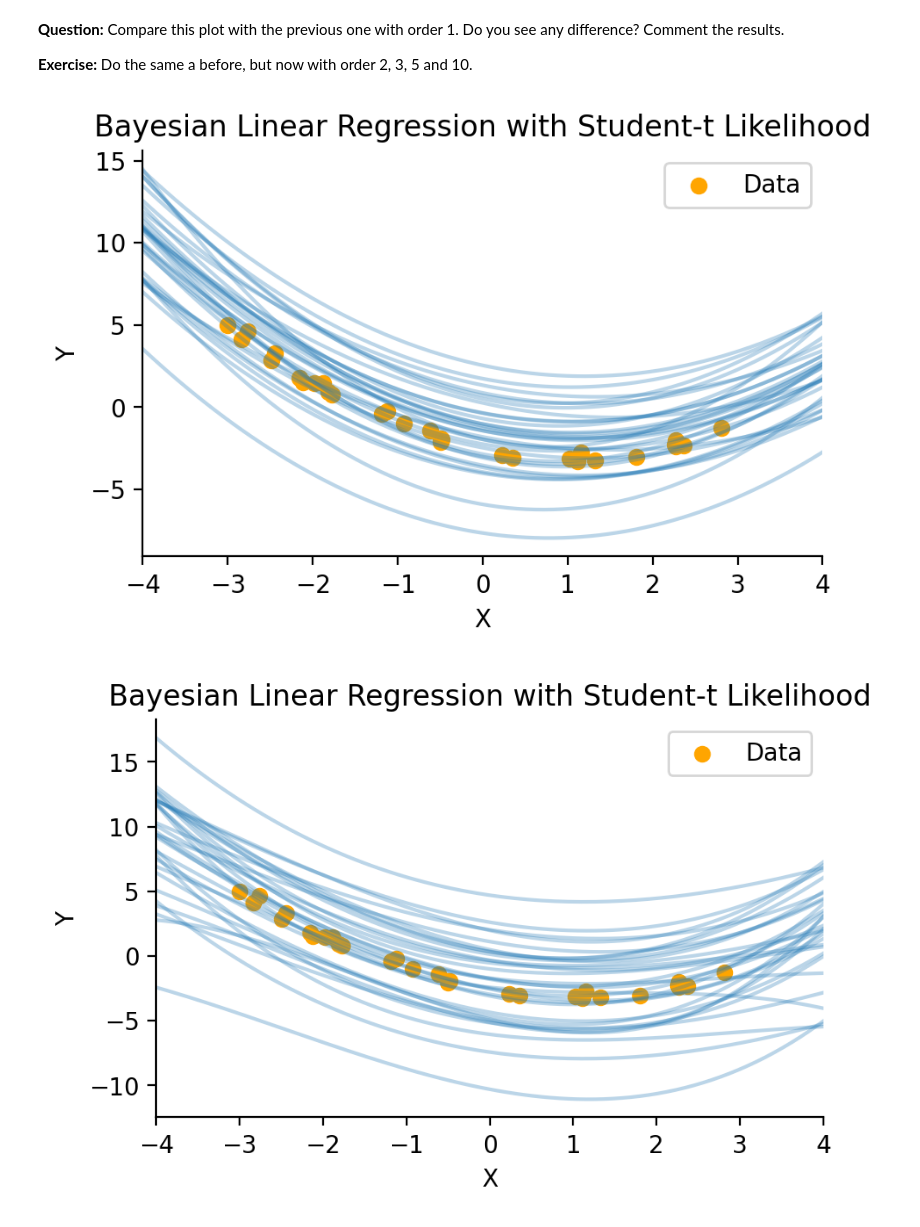
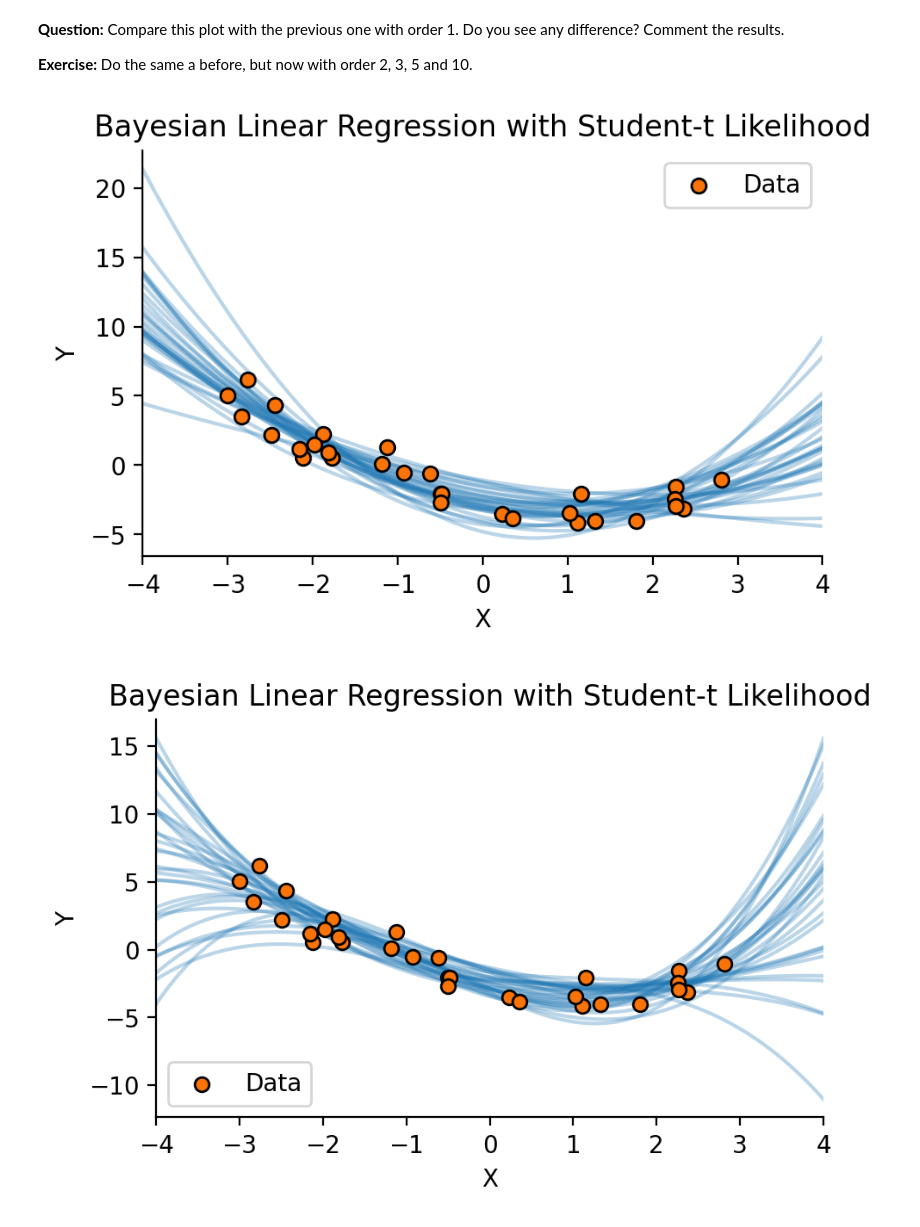
Before and after one commit to Michele2301/asi-labs, a Jupyter notebook: lab_week1-public/Bayesian_Linear_Regression.ipynb, the cells around one changed output. Drawn from its saved outputs; the diff is of its cells as text; code cells hidden in the pictures.

```diff
--- a/lab_week1-public/Bayesian_Linear_Regression.ipynb
+++ b/lab_week1-public/Bayesian_Linear_Regression.ipynb
@@ -641,7 +641,6 @@ For the prior, choose $\mu_0 = 0$, $\mathbf{\Sigma}_0 = \mathbf{I}$ and $a_0 = b
 def compute_posterior(X, y, mu0, Sigma0, a0, b0):
     # stored to avoid recomputing it twice
     Sigma0_inv = np.linalg.inv(Sigma0)
-
     Sigma_inv = Sigma0_inv + X.T @ X
     Sigma = np.linalg.inv(Sigma_inv)
     mu = Sigma @ (Sigma0_inv @ mu0 + X.T @ y)
@@ -666,28 +665,27 @@ def sample_from_student_t(m, S, dof, n=1):
 
 
 def _sample_single(Xt, w_mean, w_cov, w_dof, a, b):
-    w_sample = sample_from_student_t(w_mean, w_cov, w_dof)[0]  # Sample weights
     b_over_a = b / a
-    b_over_a_cov = np.array([[b_over_a]])  # Covariance matrix for the noise
-    y_sample = np.dot(Xt, w_sample) + sample_from_student_t(np.array([0]), b_over_a_cov, 2 * a)[0]
+    b_over_a_cov=b_over_a*w_cov
+    w_sample = sample_from_student_t(w_mean, b_over_a_cov, w_dof)
+    y_sample = Xt @ w_sample.T + np.random.normal(0, 1/np.random.gamma(a, b))
     return y_sample
 
 def sample(Xt, mu, Sigma, w_dof, a, b, N):
     samples = np.zeros((N, len(Xt)))
     for i in range(N):
-        samples[i] = _sample_single(Xt, mu, Sigma, w_dof, a, b)
+        samples[i] = _sample_single(Xt, mu, Sigma, w_dof, a, b).flatten()
     return samples
 # %%
 np.random.seed(1)
 sn2 = 1.5
-x, y = make_regression(30, sn2=0.1)
+x, y = make_regression(30, sn2=sn2)
 xt = np.linspace(-4, 4, 150)
 
 # Bayesian Linear Regression
 X=build_features(x, 1)
 Xt=build_features(xt, 1)
 # print Xt dimensions
-print(Xt.shape)
 mu0 = np.zeros(X.shape[1])
 Sigma0 = np.eye(X.shape[1])
 a0 = 0
@@ -697,11 +695,11 @@ Sigma, mu, a, b = compute_posterior(X, y, mu0, Sigma0, a0, b0)
 
 # Generate samples from predictive distribution
 N_samples = 30
-samples = sample(Xt, mu, Sigma,len(y) + a0, a, b, N_samples)
+samples = sample(Xt, mu, Sigma,2*a, a, b, N_samples)
 
 # Plot it
 plt.figure(figsize=(10, 6))
-plt.scatter(x, y, color='orange', label='Data')
+plt.scatter(x, y, edgecolor="black", linewidth=1, facecolor="xkcd:orange", zorder=10, label="Data")
 plt.plot(xt, samples.T, color='tab:blue', alpha=0.3)
 plt.title('Bayesian Linear Regression with Student-t Likelihood')
 plt.xlabel('X')
@@ -718,33 +715,32 @@ plt.show()
 # %%
 np.random.seed(1)
 ranks=[2,3,5,10]
-sn2 = 1.5
-x, y = make_regression(30, sn2=0.1)
+x, y = make_regression(30, sn2=sn2)
 xt = np.linspace(-4, 4, 150)
 
 for rank in ranks:
     # Bayesian Linear Regression
     X=build_features(x, rank)
     Xt=build_features(xt, rank)
     mu0 = np.zeros(X.shape[1])
     Sigma0 = np.eye(X.shape[1])
     a0 = 0
     b0 = 0
 
     Sigma, mu, a, b = compute_posterior(X, y, mu0, Sigma0, a0, b0)
 
     # Generate samples from predictive distribution
     N_samples = 30
-    samples = sample(Xt, mu, Sigma,len(y) + a0, a, b, N_samples)
+    samples = sample(Xt, mu, Sigma,2*a, a, b, N_samples)
 
     plt.figure(figsize=(5, 3))
-    plt.scatter(x, y, color='orange', label='Data')
+    plt.scatter(x, y, edgecolor="black", linewidth=1, facecolor="xkcd:orange", zorder=10, label="Data")
     plt.plot(xt, samples.T, color='tab:blue', alpha=0.3)
     plt.title('Bayesian Linear Regression with Student-t Likelihood')
     plt.xlabel('X')
     plt.ylabel('Y')
     plt.legend()
     plt.show()
 # %% [output]
-[figure, old version]
+[figure, new version]
-[figure, old version]
+[figure, new version]
```
Also changed, not shown: parts of 2 cells of this notebook, 1 other file.
